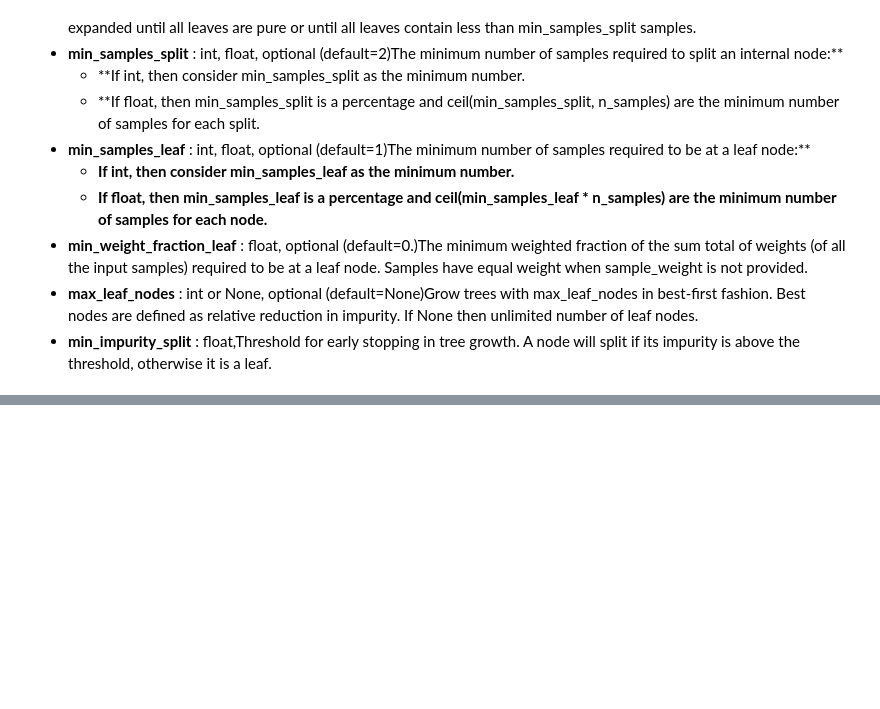
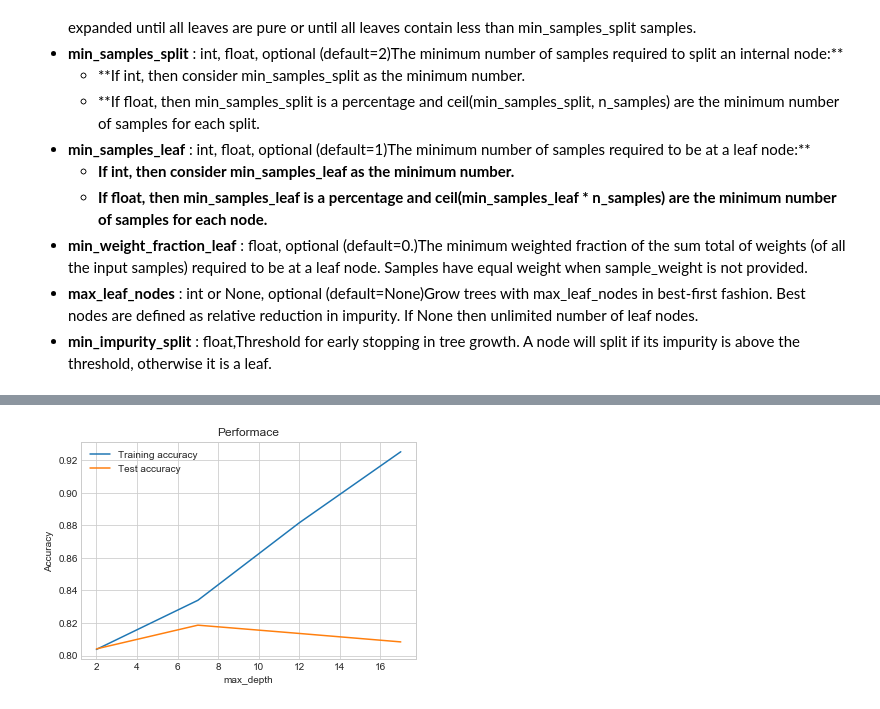
Before and after one commit to SivaLokam/RandomForests, a Jupyter notebook: Random_Forests+Predict+Customer_Default.ipynb, the cells around one changed output, grey strips where cells are left out. Cells and saved outputs as stored; diff of their text form; code cells hidden in the pictures; blank space fills up the shorter version.

```diff
--- a/Random_Forests+Predict+Customer_Default.ipynb
+++ b/Random_Forests+Predict+Customer_Default.ipynb
@@ -289,0 +263,11 @@ The following hyperparameters are present in a random forest classifier. Note th
+# %%
+# specify number of folds for k-fold CV
+n_folds = 5
+
+parameters = {'max_depth': range(2,20,5)}
+
+# instantiate the model
+clf = RandomForestClassifier()
+
+rf = GridSearchCV(clf,parameters,cv = n_folds,scoring="accuracy")
+rf.fit(X_train,y_train)
@@ -289,0 +287,4 @@ The following hyperparameters are present in a random forest classifier. Note th
+# %%
+scores = rf.cv_results_
+# %%
+df = pd.DataFrame(scores)
@@ -289,0 +300,15 @@ The following hyperparameters are present in a random forest classifier. Note th
+# %%
+sns.set_style('whitegrid')
+plt.plot(df['param_max_depth'],
+        df['mean_train_score'],
+        label="Training accuracy")
+plt.xlabel('max_depth')
+plt.title('Performace')
+plt.ylabel('Accuracy')
+plt.plot(df['param_max_depth'],
+        df['mean_test_score'],
+        label="Test accuracy")
+plt.legend()
+plt.show()
+# %% [output]
+[figure, added]
```
Also changed, not shown: parts of 33 cells of this notebook.
